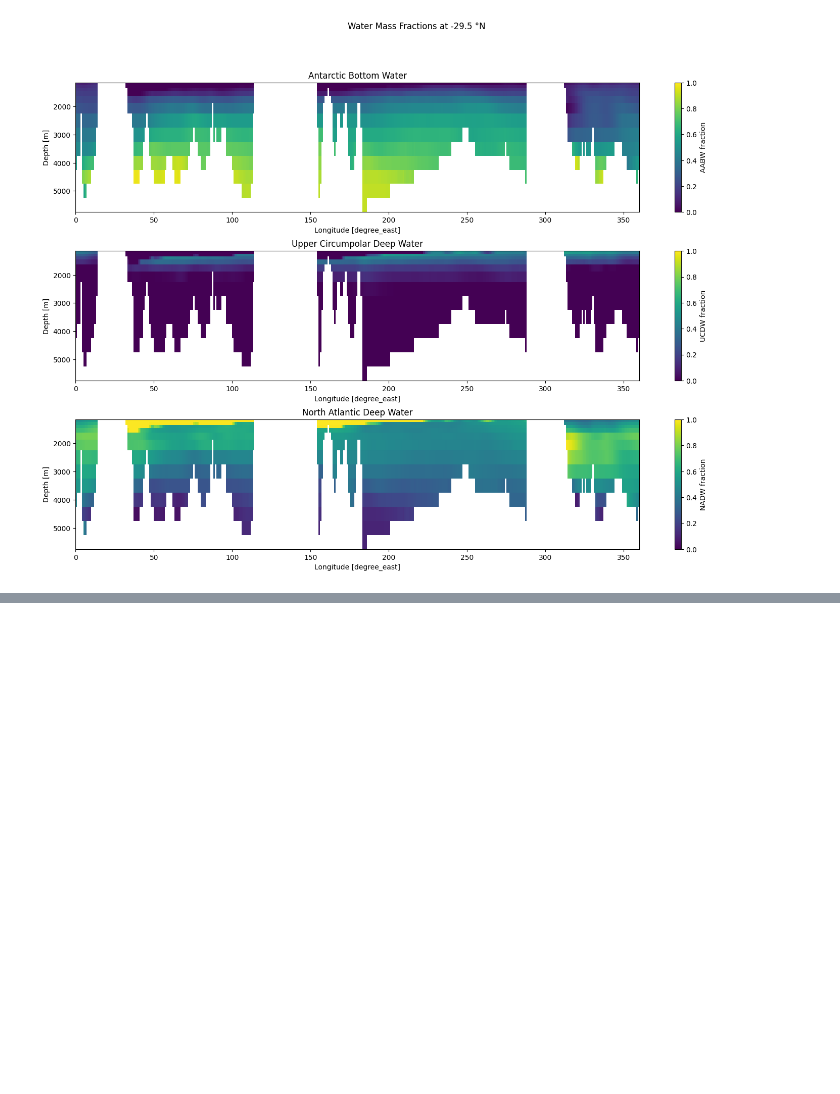
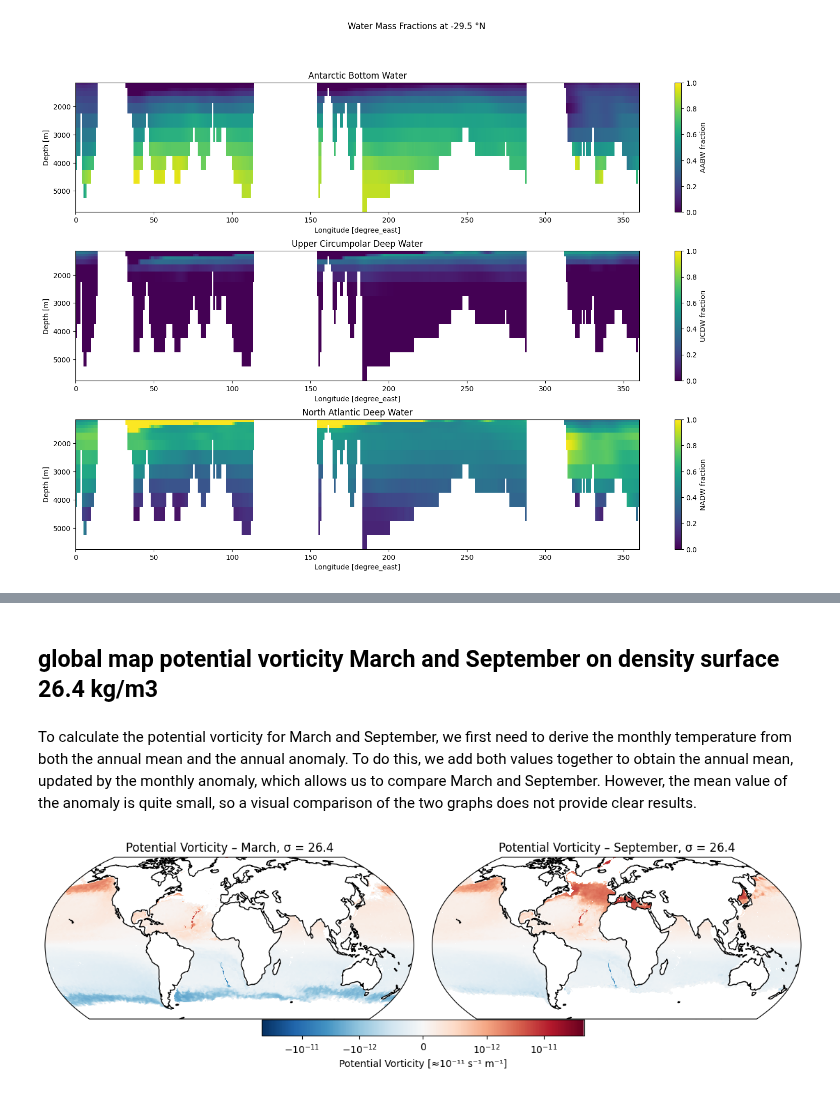
Before and after one commit to JRethemeier/Thermohaline-Circulation, a Jupyter notebook: Assignment4/Assignment4.ipynb, the cells around one changed output, grey strips where cells are left out. Drawn from its saved outputs; the diff is of its cells as text; code cells hidden in the pictures; blank space fills up the shorter version.

```diff
--- a/Assignment4/Assignment4.ipynb
+++ b/Assignment4/Assignment4.ipynb
@@ -255,0 +257,11 @@ axs[2].yaxis.set_inverted(True)
+# %%
+# import
+import xarray as xr
+import numpy as np
+import gsw
+import matplotlib.pyplot as plt
+import cartopy.crs as ccrs
+from matplotlib.colors import SymLogNorm
+
+# load Argo climatology mean data set
+ds = xr.open_dataset('RG_ArgoClim_33pfit_2019_annual.nc', decode_times=False)
@@ -255,0 +273,4 @@ axs[2].yaxis.set_inverted(True)
+# %% [markdown]
+## global map potential vorticity March and September on density surface 26.4 kg/m3
+# %% [markdown]
+To calculate the potential vorticity for March and September, we first need to derive the monthly temperature from both the annual mean and the annual anomaly. To do this, we add both values together to obtain the annual mean, updated by the monthly anomaly, which allows us to compare March and September. However, the mean value of the anomaly is quite small, so a visual comparison of the two graphs does not provide clear results.
@@ -255,0 +358,37 @@ axs[2].yaxis.set_inverted(True)
+# %%
+
+# Compute for March & September
+p_sigma_mar, pv_sigma_mar = compute_surface_fields(ds, 3)
+p_sigma_sep, pv_sigma_sep = compute_surface_fields(ds, 9)
+
+# Global Plot
+fig, axes = plt.subplots(
+    1, 2,
+    figsize=(14, 6),
+    subplot_kw={"projection": ccrs.Robinson()}
+)
+
+min_val, max_val = -5e-11, 5e-11
+color_norm = SymLogNorm(linthresh=1e-12, linscale=1, vmin=min_val, vmax=max_val)
+
+for ax, field, title in [
+    (axes[0], pv_sigma_mar, "March, σ = 26.4"),
+    (axes[1], pv_sigma_sep, "September, σ = 26.4"),
+]:
+    im = field.plot(
+        ax=ax,
+        transform=ccrs.PlateCarree(),
+        cmap="RdBu_r",
+        norm=color_norm,
+        add_colorbar=False,
+    )
+    ax.coastlines()
+    ax.set_title(f"Potential Vorticity – {title}")
+
+cbar = fig.colorbar(im, ax=axes, orientation="horizontal", fraction=0.05, pad=0.05)
+cbar.set_label("Potential Vorticity [≈10⁻¹¹ s⁻¹ m⁻¹]")
+
+plt.subplots_adjust(wspace=0.05, bottom=0.15)
+plt.show()
+# %% [output]
+[figure, added]
```
Also changed, not shown: parts of 10 cells of this notebook, 2 other files.
